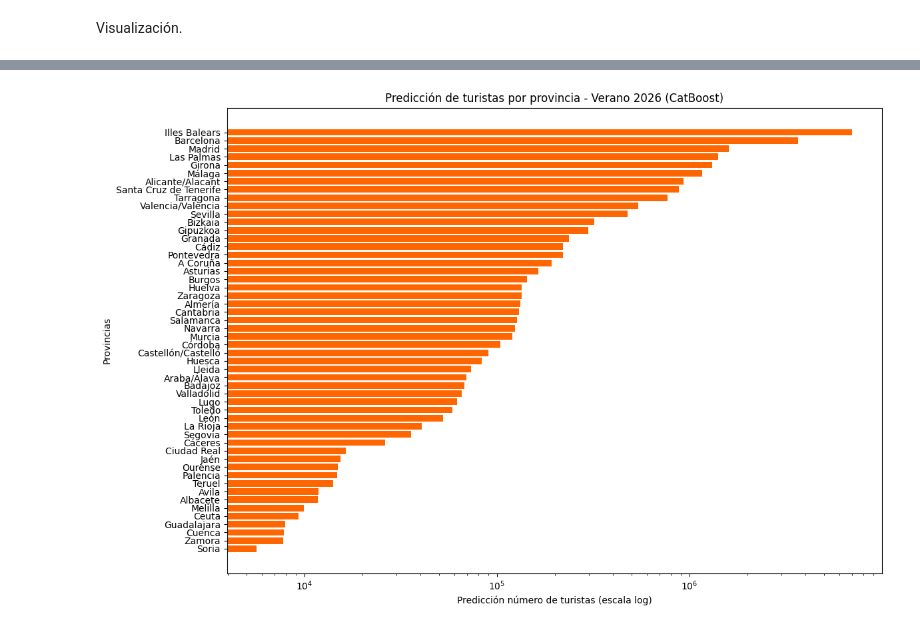
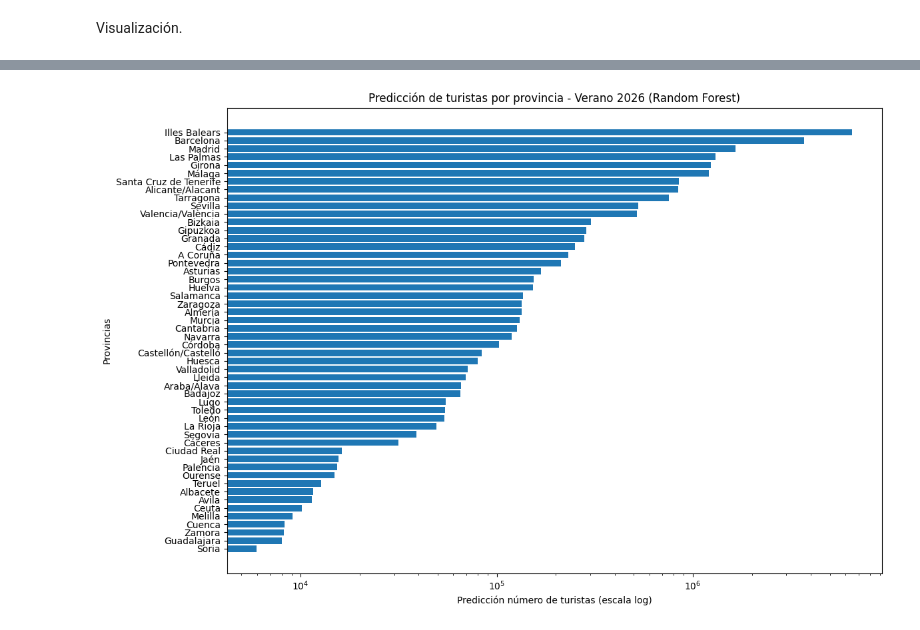
Before and after one commit to MirnaGarridoR/TrabajoML, a Jupyter notebook: ML - TURISMO/notebooks/04_entrenamiento_final.ipynb, the cells around one changed output, grey strips where cells are left out. Saved outputs shown, nothing was run; the diff lists cells and outputs as text; code cells hidden in the pictures.

Commit message:
Random Forest como modelo final: predicción verano 2026 y actualización README

```diff
--- a/ML - TURISMO/notebooks/04_entrenamiento_final.ipynb
+++ b/ML - TURISMO/notebooks/04_entrenamiento_final.ipynb
@@ -16,6 +18,19 @@ with open(archivo, "r") as f:
 mejores_parametros = datos["mejores_parametros"]
 x_columnas = datos["x_columnas"]
 y_columnas = datos["y_columnas"]
+# %%
+import json
+
+with open("CSVs/parámetros_columnas_rf.json", "r") as f:
+    datos_rf = json.load(f)
+
+parametros_rf = datos_rf["mejores_parametros"]
+x_columnas = datos_rf["x_columnas"]
+y_columnas = datos_rf["y_columnas"]
+# %%
+from joblib import load
+
+preprocess = load("preprocess_rf.joblib")
 # %%
 train_viajeros = pd.read_csv("CSVs/train_viajeros.csv")
 test_viajeros = pd.read_csv("CSVs/test_viajeros.csv")
@@ -154,13 +231,17 @@ for mes in meses_verano:
 Predicción final.
 # %%
 # Se excluye el mes de mayo.
+prediccion_verano_rf = (
+    df_verano_viajeros[
+        (df_verano_viajeros["Año"] == 2026) &
+        (df_verano_viajeros["Mes"].isin([6, 7, 8]))
+    ]
+    .groupby("Provincias", as_index=False)["Turistas_totales"]
+    .sum()
+    .rename(columns={"Turistas_totales": "Predicciones"})
+    .sort_values("Predicciones", ascending=False)
+)
 
-df_verano_2026 = df_verano_viajeros[(df_verano_viajeros["Año"] == 2026) & (df_verano_viajeros["Mes"].isin([6,7,8]))].copy()
-
-df_verano_2026["Predicciones"] = df_verano_2026["Turistas_totales"]
-
-prediccion_verano_viajeros = (df_verano_2026.groupby("Provincias")["Predicciones"].sum().reset_index().sort_values(by="Predicciones", ascending=False))
-
-prediccion_verano_viajeros
+prediccion_verano_rf.head(10)
 # %% [output]
 |  | Provincias | Predicciones |
@@ -219,12 +306,12 @@ df_tabla_final.to_excel("../graficos/tabla_catboost_2.xlsx", index=False)
 # %%
-plt.figure(figsize=(12,8))
-plt.barh(prediccion_verano_viajeros["Provincias"], prediccion_verano_viajeros["Predicciones"], color= "#ff6600")
-plt.gca().invert_yaxis()
+plt.figure(figsize=(12, 8))
+plt.barh(prediccion_verano_rf["Provincias"][::-1], prediccion_verano_rf["Predicciones"][::-1])
 plt.xscale("log")
 plt.xlabel("Predicción número de turistas (escala log)")
 plt.ylabel("Provincias")
-plt.title("Predicción de turistas por provincia - Verano 2026 (CatBoost)")
+plt.title("Predicción de turistas por provincia - Verano 2026 (Random Forest)")
 plt.tight_layout()
+plt.savefig("../graficos/grafico_random_forest_2026.png", dpi=300, bbox_inches="tight")
 plt.show()
 # %% [output]
-[figure, old version]
+[figure, new version]
```
Also changed, not shown: parts of 12 cells of this notebook, 29 other files.
